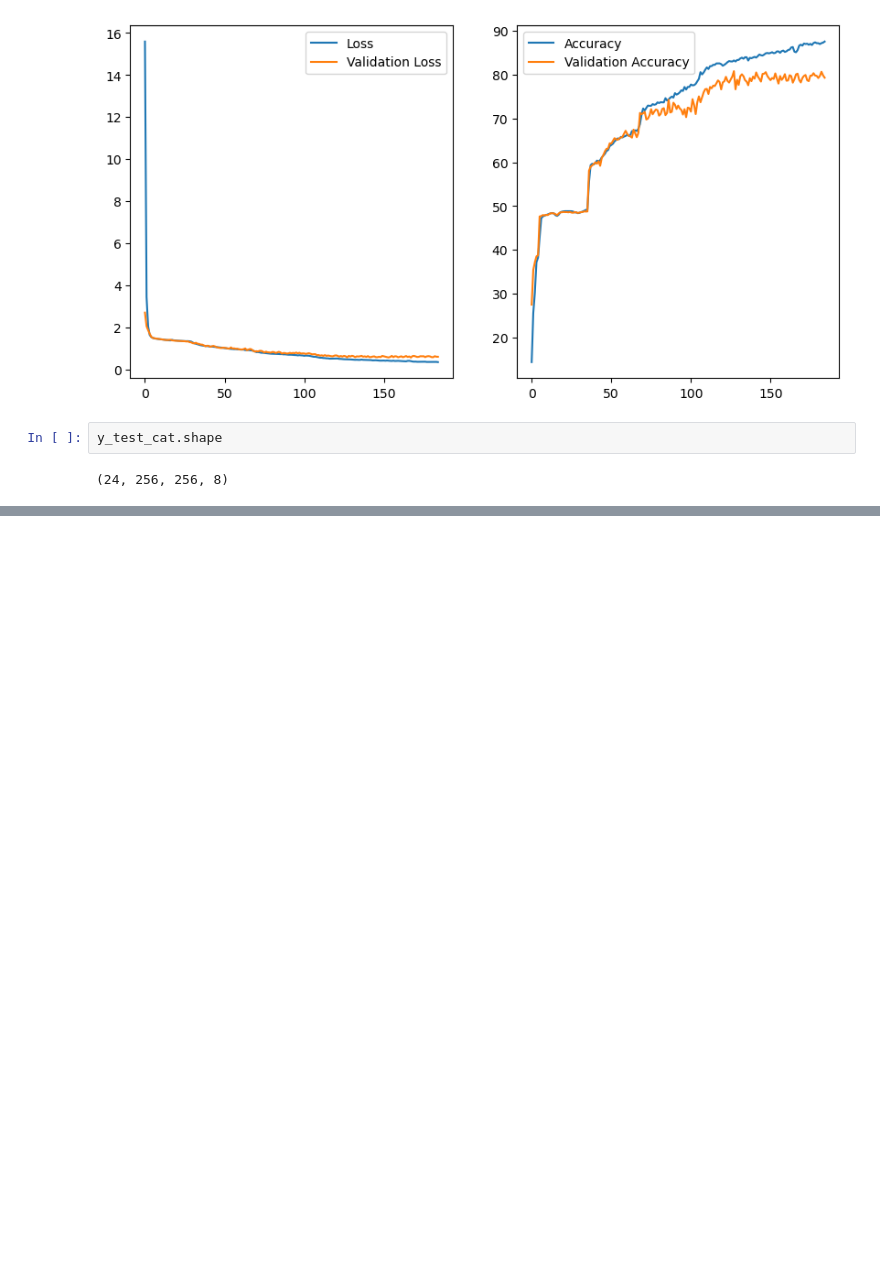
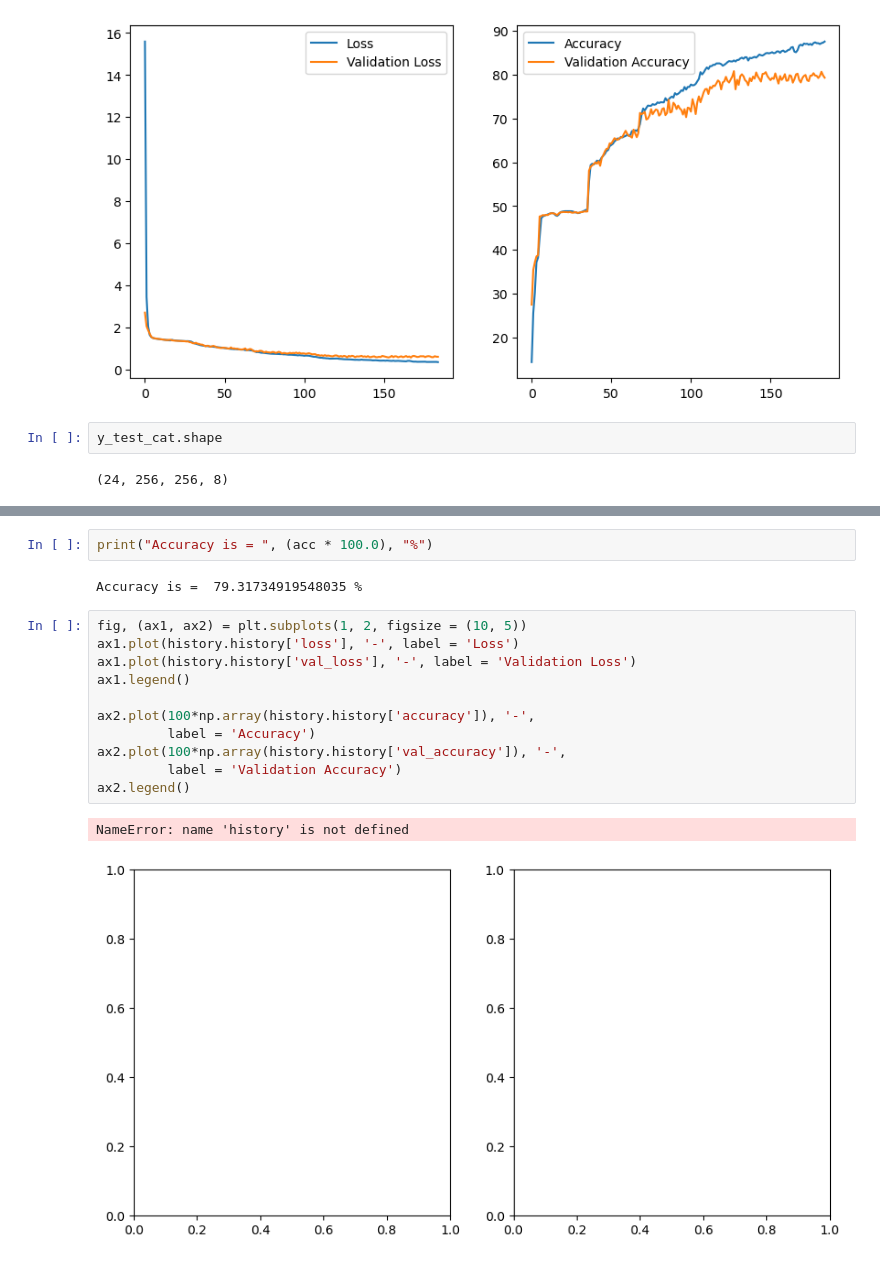
Before and after one commit to SahilApte/unet, a Jupyter notebook: v55_185_e.ipynb, the cells around one changed output, grey strips where cells are left out. Cells and saved outputs as stored; diff of their text form; blank space fills up the shorter version.

```diff
--- a/v55_185_e.ipynb
+++ b/v55_185_e.ipynb
@@ -272,0 +360,18 @@ y_test_cat.shape
+# %%
+print("Accuracy is = ", (acc * 100.0), "%")
+# %% [output]
+Accuracy is =  79.31734919548035 %
+# %%
+fig, (ax1, ax2) = plt.subplots(1, 2, figsize = (10, 5))
+ax1.plot(history.history['loss'], '-', label = 'Loss')
+ax1.plot(history.history['val_loss'], '-', label = 'Validation Loss')
+ax1.legend()
+
+ax2.plot(100*np.array(history.history['accuracy']), '-',
+         label = 'Accuracy')
+ax2.plot(100*np.array(history.history['val_accuracy']), '-',
+         label = 'Validation Accuracy')
+ax2.legend()
+# %% [output]
+NameError: name 'history' is not defined
+[figure, added]
```
Also changed, not shown: parts of 7 cells of this notebook.
